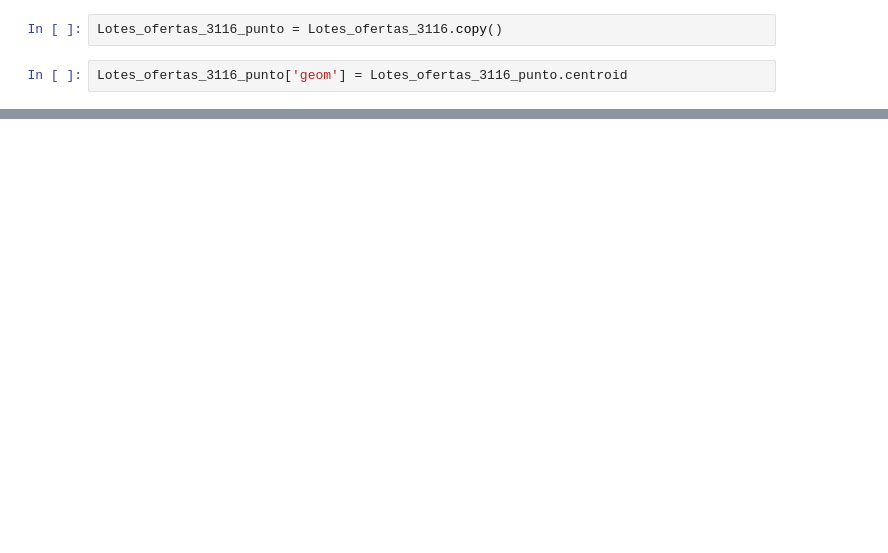
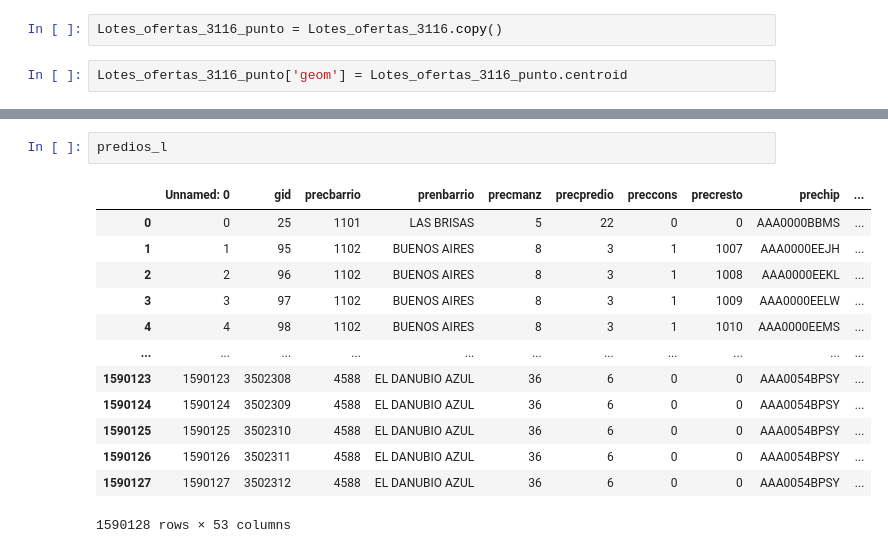
Before and after one commit to rcamilo1526/DS4A_53, a Jupyter notebook: project/EDA-AEDE/Review_data.ipynb, the cells around one changed output, grey strips where cells are left out. Saved outputs shown, nothing was run; the diff lists cells and outputs as text; blank space fills up the shorter version.

```diff
--- a/project/EDA-AEDE/Review_data.ipynb
+++ b/project/EDA-AEDE/Review_data.ipynb
@@ -436,0 +1136,16 @@ predio = pd.read_sql_query(sql, con)
+# %%
+predios_l
+# %% [output]
+|  | Unnamed: 0 | gid | precbarrio | prenbarrio | precmanz | precpredio | preccons | precresto | prechip | ... |
+| 0 | 0 | 25 | 1101 | LAS BRISAS | 5 | 22 | 0 | 0 | AAA0000BBMS | ... |
+| 1 | 1 | 95 | 1102 | BUENOS AIRES | 8 | 3 | 1 | 1007 | AAA0000EEJH | ... |
+| 2 | 2 | 96 | 1102 | BUENOS AIRES | 8 | 3 | 1 | 1008 | AAA0000EEKL | ... |
+| 3 | 3 | 97 | 1102 | BUENOS AIRES | 8 | 3 | 1 | 1009 | AAA0000EELW | ... |
+| 4 | 4 | 98 | 1102 | BUENOS AIRES | 8 | 3 | 1 | 1010 | AAA0000EEMS | ... |
+| ... | ... | ... | ... | ... | ... | ... | ... | ... | ... | ... |
+| 1590123 | 1590123 | 3502308 | 4588 | EL DANUBIO AZUL | 36 | 6 | 0 | 0 | AAA0054BPSY | ... |
+| 1590124 | 1590124 | 3502309 | 4588 | EL DANUBIO AZUL | 36 | 6 | 0 | 0 | AAA0054BPSY | ... |
+| 1590125 | 1590125 | 3502310 | 4588 | EL DANUBIO AZUL | 36 | 6 | 0 | 0 | AAA0054BPSY | ... |
+| 1590126 | 1590126 | 3502311 | 4588 | EL DANUBIO AZUL | 36 | 6 | 0 | 0 | AAA0054BPSY | ... |
+| 1590127 | 1590127 | 3502312 | 4588 | EL DANUBIO AZUL | 36 | 6 | 0 | 0 | AAA0054BPSY | ... |
+1590128 rows × 53 columns
```
Also changed, not shown: parts of 123 cells of this notebook, 10 other files.
